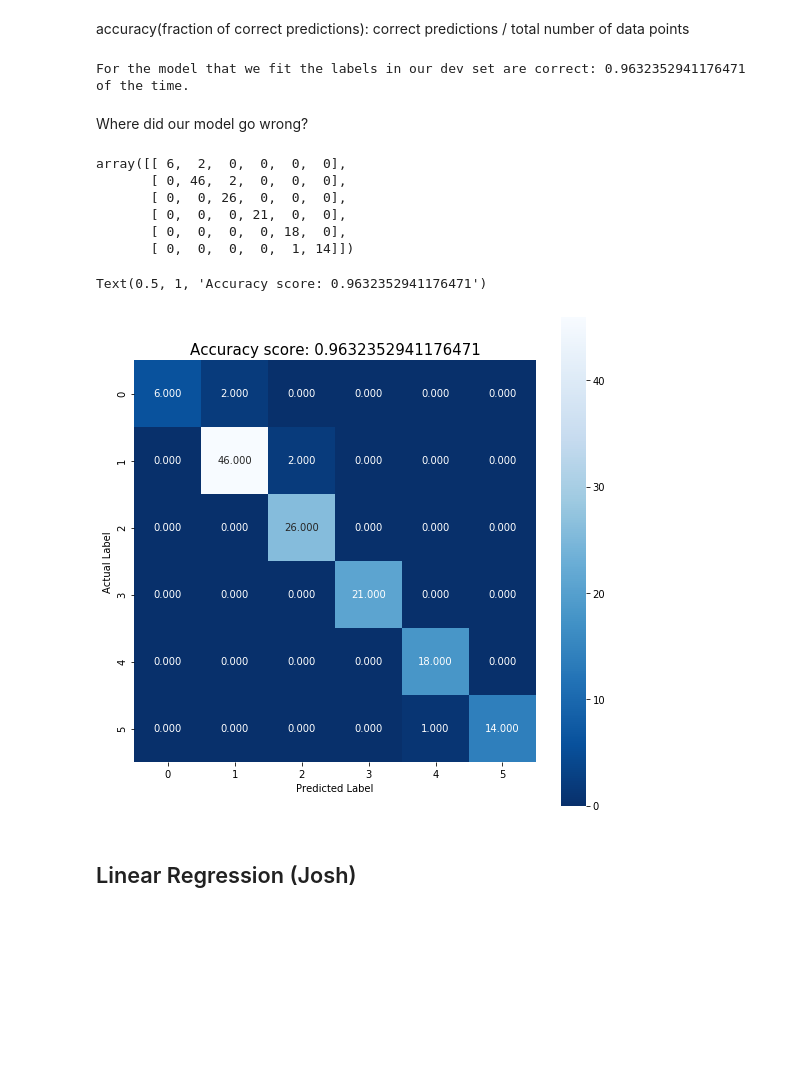
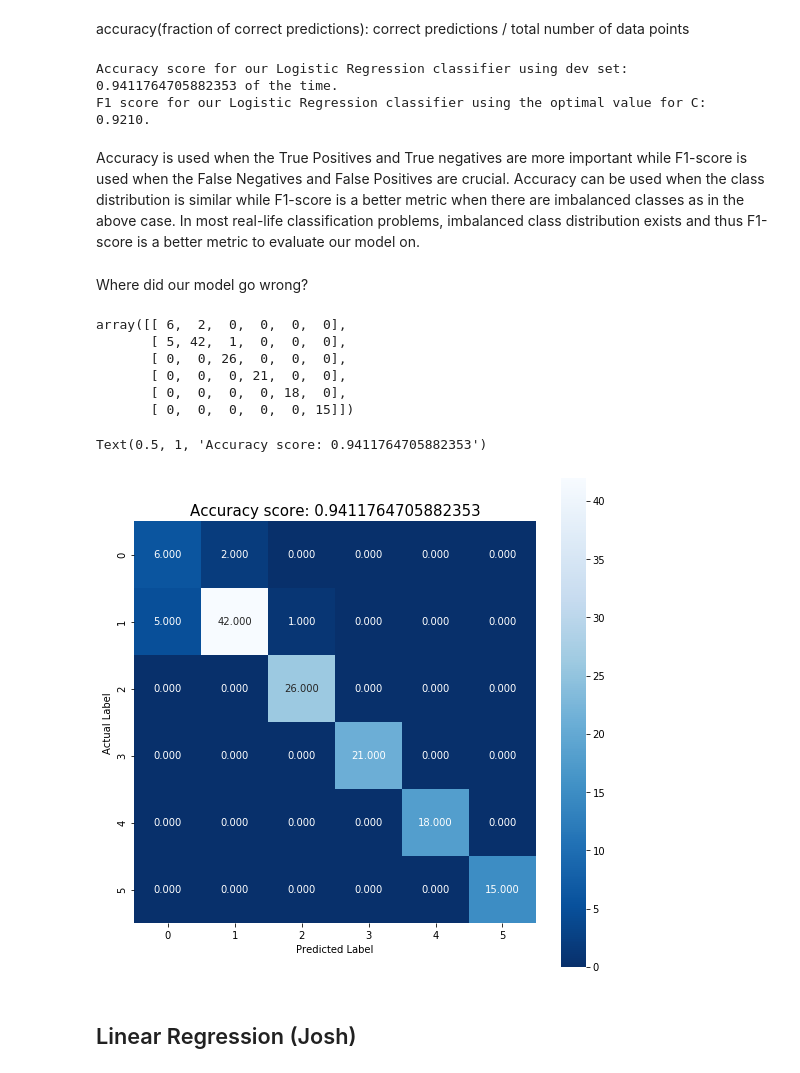
Before and after one commit to pau-you/Wildfires-in-California, a Jupyter notebook: Wildfire_Final_Project.ipynb, the cells around one changed output. Cells and saved outputs as stored; diff of their text form; code cells hidden in the pictures; blank space fills up the shorter version.

```diff
--- a/Wildfire_Final_Project.ipynb
+++ b/Wildfire_Final_Project.ipynb
@@ -134,4 +128,0 @@ logisticRegr = LogisticRegression()
-# %%
-# Train the model on the train data
-
-logisticRegr.fit(train_data, train_labels)
@@ -146,0 +129,17 @@ LogisticRegression()
+# %%
+inv_regul_str = np.concatenate([np.arange(0.01,0.1,0.01),np.arange(0.1,0.5,0.02),
+                                    np.arange(0.5,2,0.1),np.arange(2,8,1)])
+
+# According to documentation, C is the "inverse of regularization strength
+# So smaller values specify stronger regularization
+
+param = {'C': list(inv_regul_str)}
+best_param_Logit = GridSearchCV(LogisticRegression(penalty='l2'), param, scoring='f1_macro')
+best_param_Logit.fit(train_data, train_labels)
+optimal_C = best_param_Logit.best_params_['C']
+print('The optimal value for C is {0}.'.format(optimal_C))
+Logit_model = LogisticRegression(penalty='l2', C=optimal_C)
+Logit_model.fit(train_data, train_labels)
+dev_predicted_labels = Logit_model.predict(dev_data)
+print('F1 score for a Logistic Regression classifier using the optimal value for C: {0:.4f}.'.format(metrics.f1_score(y_true=dev_labels, y_pred=dev_predicted_labels,
+                                             average='macro')))
@@ -153,36 +189,40 @@ accuracy(fraction of correct predictions): correct predictions / total number of
 # Uses the information the model learned during the model training process
 # Test model accuracy
 
-logisticRegr_pred = logisticRegr.predict(dev_data)
-logisticRegr_score = logisticRegr.score(dev_data, dev_labels)
-logisticRegr_score
+Logit_model_score = Logit_model.score(dev_data, dev_labels)
+Logit_model_score
 
-print('For the model that we fit the labels in our dev set are correct: %s' % logisticRegr_score, 'of the time.')
+print('Accuracy score for our Logistic Regression classifier using dev set: %s' % Logit_model_score, 'of the time.')
+print('F1 score for our Logistic Regression classifier using the optimal value for C: {0:.4f}.'.format(metrics.f1_score(y_true=dev_labels, y_pred=dev_predicted_labels,
+                                             average='macro')))
 # %% [output]
-For the model that we fit the labels in our dev set are correct: 0.9632352941176471 of the time.
+Accuracy score for our Logistic Regression classifier using dev set: 0.9411764705882353 of the time.
+F1 score for our Logistic Regression classifier using the optimal value for C: 0.9210.
+# %% [markdown]
+Accuracy is used when the True Positives and True negatives are more important while F1-score is used when the False Negatives and False Positives are crucial. Accuracy can be used when the class distribution is similar while F1-score is a better metric when there are imbalanced classes as in the above case. In most real-life classification problems, imbalanced class distribution exists and thus F1-score is a better metric to evaluate our model on.
 # %% [markdown]
 Where did our model go wrong?
 # %%
-cm = confusion_matrix(dev_labels, logisticRegr_pred)
+cm = confusion_matrix(dev_labels, dev_predicted_labels)
 cm
 # %% [output]
 array([[ 6,  2,  0,  0,  0,  0],
-       [ 0, 46,  2,  0,  0,  0],
+       [ 5, 42,  1,  0,  0,  0],
        [ 0,  0, 26,  0,  0,  0],
        [ 0,  0,  0, 21,  0,  0],
        [ 0,  0,  0,  0, 18,  0],
-       [ 0,  0,  0,  0,  1, 14]])
+       [ 0,  0,  0,  0,  0, 15]])
 # %%
 # Confusion matrix with Seaborn
 
 plt.figure(figsize=(9,9))
 sns.heatmap(cm, annot=True, fmt=".3f", square=True, cmap = 'Blues_r')
 plt.ylabel('Actual Label')
 plt.xlabel('Predicted Label')
-dev_sample_title = 'Accuracy score: {0}'.format(logisticRegr_score)
+dev_sample_title = 'Accuracy score: {0}'.format(Logit_model_score)
 plt.title(dev_sample_title, size=15)
 # %% [output]
-Text(0.5, 1, 'Accuracy score: 0.9632352941176471')
+Text(0.5, 1, 'Accuracy score: 0.9411764705882353')
-[figure, old version]
+[figure, new version]
 # %% [markdown]
 ## Linear Regression (Josh)
```
Also changed, not shown: parts of 8 cells of this notebook.
